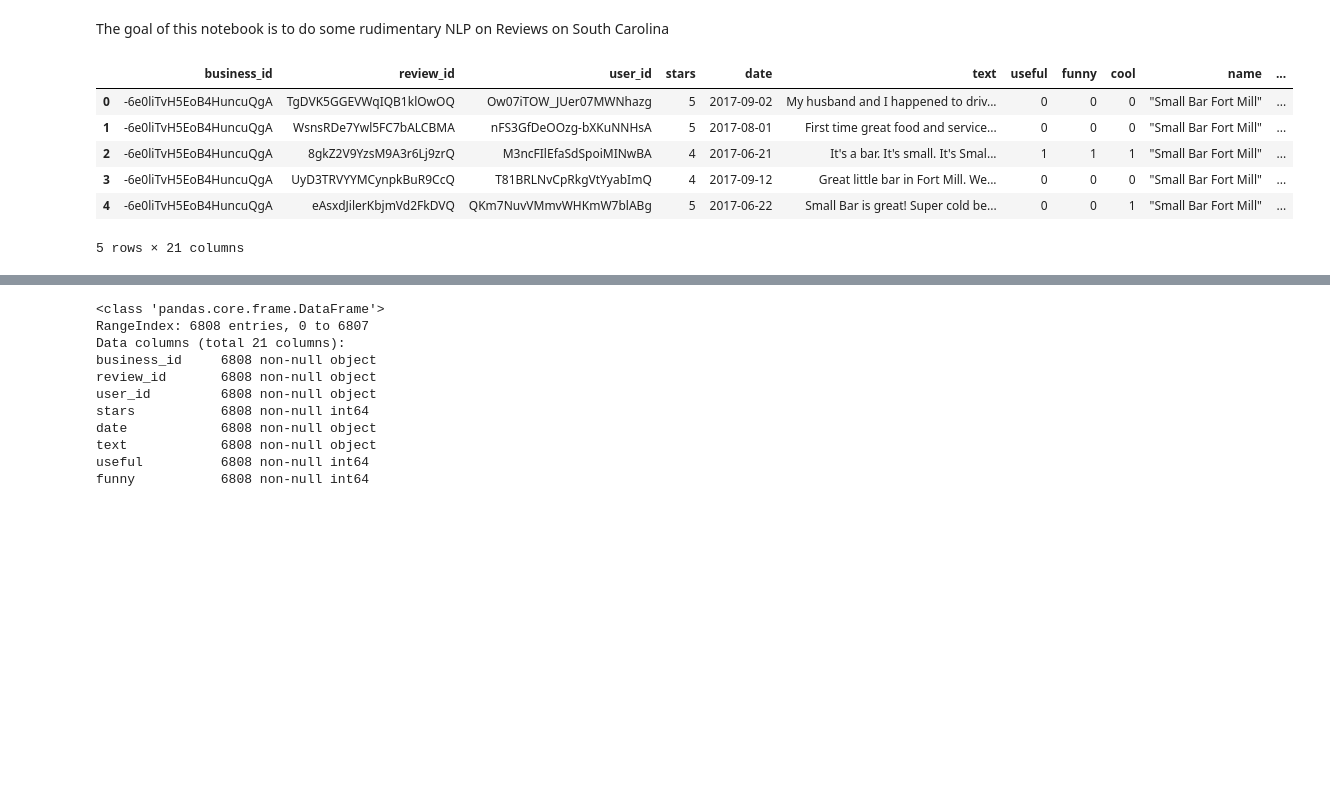
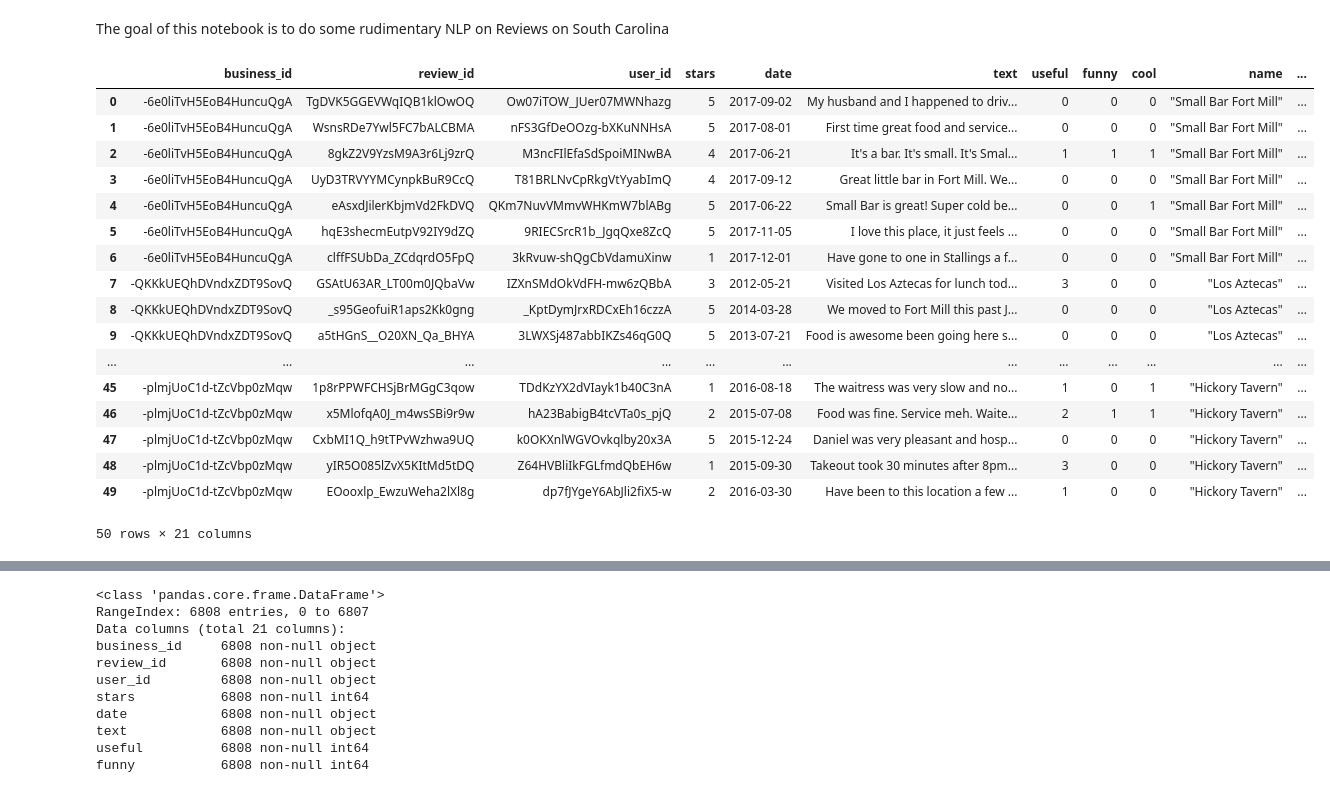
Before and after one commit to schubline/capstone_project, a Jupyter notebook: eda_notebooks/nlp_food_review_sc.ipynb, the cells around one changed output, grey strips where cells are left out. Saved outputs shown, nothing was run; the diff lists cells and outputs as text; code cells hidden in the pictures; blank space fills up the shorter version.

```diff
--- a/eda_notebooks/nlp_food_review_sc.ipynb
+++ b/eda_notebooks/nlp_food_review_sc.ipynb
@@ -28,12 +31,23 @@ import pyLDAvis.gensim
 # %%
 data = pd.read_csv("food_reviews_sc")
 # %%
-data.head()
+data.head(50)
 # %% [output]
 |  | business_id | review_id | user_id | stars | date | text | useful | funny | cool | name | ... |
 | 0 | -6e0liTvH5EoB4HuncuQgA | TgDVK5GGEVWqIQB1klOwOQ | Ow07iTOW_JUer07MWNhazg | 5 | 2017-09-02 | My husband and I happened to driv... | 0 | 0 | 0 | "Small Bar Fort Mill" | ... |
 | 1 | -6e0liTvH5EoB4HuncuQgA | WsnsRDe7Ywl5FC7bALCBMA | nFS3GfDeOOzg-bXKuNNHsA | 5 | 2017-08-01 | First time great food and service... | 0 | 0 | 0 | "Small Bar Fort Mill" | ... |
 | 2 | -6e0liTvH5EoB4HuncuQgA | 8gkZ2V9YzsM9A3r6Lj9zrQ | M3ncFIlEfaSdSpoiMINwBA | 4 | 2017-06-21 | It's a bar. It's small. It's Smal... | 1 | 1 | 1 | "Small Bar Fort Mill" | ... |
 | 3 | -6e0liTvH5EoB4HuncuQgA | UyD3TRVYYMCynpkBuR9CcQ | T81BRLNvCpRkgVtYyabImQ | 4 | 2017-09-12 | Great little bar in Fort Mill. We... | 0 | 0 | 0 | "Small Bar Fort Mill" | ... |
 | 4 | -6e0liTvH5EoB4HuncuQgA | eAsxdJilerKbjmVd2FkDVQ | QKm7NuvVMmvWHKmW7blABg | 5 | 2017-06-22 | Small Bar is great! Super cold be... | 0 | 0 | 1 | "Small Bar Fort Mill" | ... |
+| 5 | -6e0liTvH5EoB4HuncuQgA | hqE3shecmEutpV92IY9dZQ | 9RIECSrcR1b_JgqQxe8ZcQ | 5 | 2017-11-05 | I love this place, it just feels ... | 0 | 0 | 0 | "Small Bar Fort Mill" | ... |
+| 6 | -6e0liTvH5EoB4HuncuQgA | clffFSUbDa_ZCdqrdO5FpQ | 3kRvuw-shQgCbVdamuXinw | 1 | 2017-12-01 | Have gone to one in Stallings a f... | 0 | 0 | 0 | "Small Bar Fort Mill" | ... |
+| 7 | -QKKkUEQhDVndxZDT9SovQ | GSAtU63AR_LT00m0JQbaVw | IZXnSMdOkVdFH-mw6zQBbA | 3 | 2012-05-21 | Visited Los Aztecas for lunch tod... | 3 | 0 | 0 | "Los Aztecas" | ... |
+| 8 | -QKKkUEQhDVndxZDT9SovQ | _s95GeofuiR1aps2Kk0gng | _KptDymJrxRDCxEh16czzA | 5 | 2014-03-28 | We moved to Fort Mill this past J... | 0 | 0 | 0 | "Los Aztecas" | ... |
+| 9 | -QKKkUEQhDVndxZDT9SovQ | a5tHGnS__O20XN_Qa_BHYA | 3LWXSj487abbIKZs46qG0Q | 5 | 2013-07-21 | Food is awesome been going here s... | 0 | 0 | 0 | "Los Aztecas" | ... |
+| ... | ... | ... | ... | ... | ... | ... | ... | ... | ... | ... | ... |
+| 45 | -plmjUoC1d-tZcVbp0zMqw | 1p8rPPWFCHSjBrMGgC3qow | TDdKzYX2dVIayk1b40C3nA | 1 | 2016-08-18 | The waitress was very slow and no... | 1 | 0 | 1 | "Hickory Tavern" | ... |
+| 46 | -plmjUoC1d-tZcVbp0zMqw | x5MlofqA0J_m4wsSBi9r9w | hA23BabigB4tcVTa0s_pjQ | 2 | 2015-07-08 | Food was fine. Service meh. Waite... | 2 | 1 | 1 | "Hickory Tavern" | ... |
+| 47 | -plmjUoC1d-tZcVbp0zMqw | CxbMI1Q_h9tTPvWzhwa9UQ | k0OKXnlWGVOvkqlby20x3A | 5 | 2015-12-24 | Daniel was very pleasant and hosp... | 0 | 0 | 0 | "Hickory Tavern" | ... |
+| 48 | -plmjUoC1d-tZcVbp0zMqw | yIR5O085lZvX5KItMd5tDQ | Z64HVBliIkFGLfmdQbEH6w | 1 | 2015-09-30 | Takeout took 30 minutes after 8pm... | 3 | 0 | 0 | "Hickory Tavern" | ... |
+| 49 | -plmjUoC1d-tZcVbp0zMqw | EOooxlp_EwzuWeha2lXl8g | dp7fJYgeY6AbJli2fiX5-w | 2 | 2016-03-30 | Have been to this location a few ... | 1 | 0 | 0 | "Hickory Tavern" | ... |
-5 rows × 21 columns
+50 rows × 21 columns
```
Also changed, not shown: parts of 14 cells of this notebook, 1 other file.
